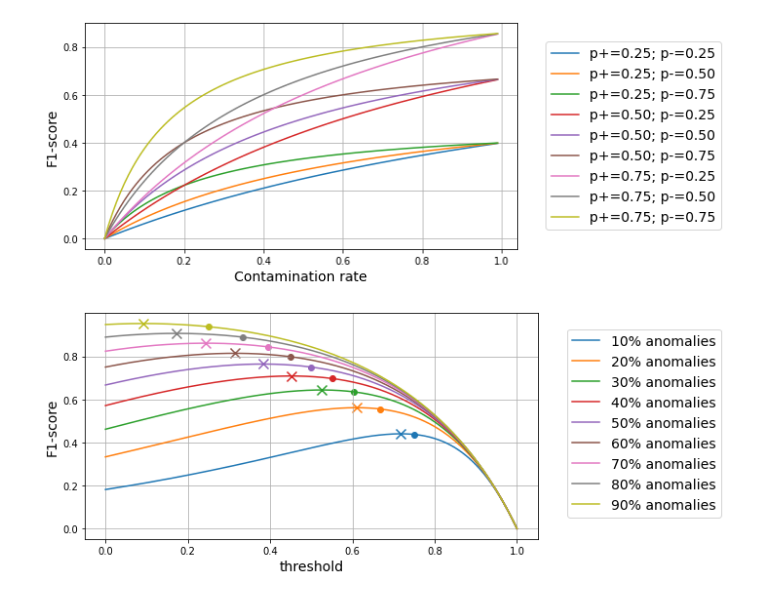
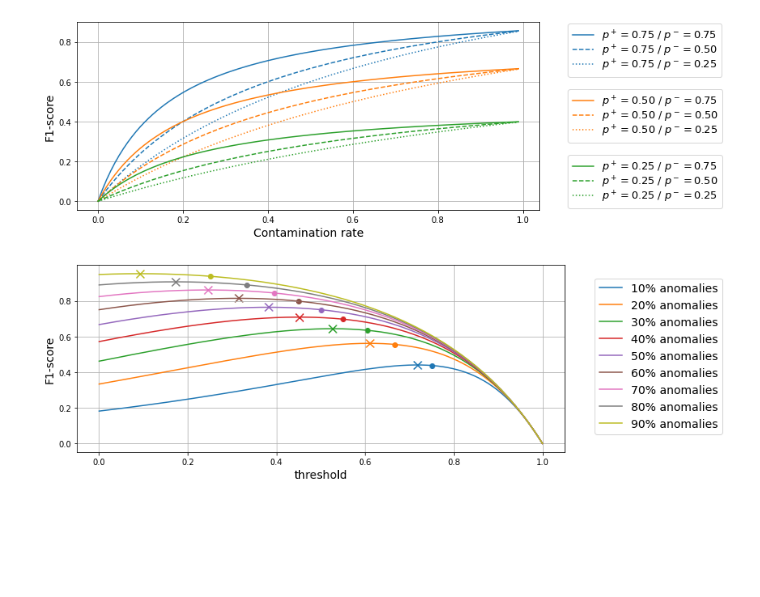
Before and after one commit to euranova/F1-Score-is-Biased, a Jupyter notebook: Theoritical F1-Score (Fig5&6).ipynb, the cells around one changed output. Drawn from its saved outputs; the diff is of its cells as text; code cells hidden in the pictures; blank space fills up the shorter version.

Commit message:
Improve figures

```diff
--- a/Theoritical F1-Score (Fig5&6).ipynb
+++ b/Theoritical F1-Score (Fig5&6).ipynb
@@ -4,30 +4,50 @@ import numpy as np
 from matplotlib import pyplot as plt
 # %%
 # Produces F1 curves for varying contamination rate (3*3 curves)
-plt.figure(figsize=[10,4])
-for aa in np.array(range(1, 4))/4:
-    for ac in np.array(range(1, 4))/4:
+plots = {}
+
+plt.figure(figsize=[12,4])
+for i_aa, aa in enumerate(np.array(range(3, 0, -1))/4):
+    for ac, line_type in zip(np.array(range(3, 0, -1))/4, ["-", "--", ":"]):
         C = 100
         A = C * np.array(range(100)) / (1 - np.array(range(100))/100) / 100
         prec = aa*A / (aa*A + (1-ac)*C)
         rec = aa
         F1 = 2*prec*rec / (prec+rec)
-#         plt.plot(A / (C + A), F1, label=f"$p^+=0.{int(aa*100)}$; $p^-=0.{int(ac*100)}$")
-        plt.plot(A / (C + A), F1, label=f"p+=0.{int(aa*100)}; p-=0.{int(ac*100)}")
+
+        p_plus = f"$p^+=0.{int(aa*100)}$"
+        p_minus = f"$p^-=0.{int(ac*100)}$"
+
+        if p_plus not in plots:
+            plots[p_plus] = []
+            label = f"{p_plus} / {p_minus}"
+        else:
+            label = f"{p_plus} / {p_minus}"
+
+        p, = plt.plot(A / (C + A), F1, f"C{i_aa}{line_type}", label=label)
+        plots[p_plus].append(p)
 
 plt.xlabel("Contamination rate", fontsize=14)
 plt.ylabel('F1-score', fontsize=14)
-plt.legend(bbox_to_anchor=(1.05, 0.95), loc='upper left', fontsize=14)
+
+loc = 1.02
+prev_leg = None
+for key, values in plots.items():
+    if prev_leg is not None:
+        plt.gca().add_artist(prev_leg)
+    prev_leg = plt.legend(handles=values, bbox_to_anchor=(1.05, loc), loc='upper left', fontsize=13, labelspacing=0)
+    loc -= 0.35
+
+plt.grid()
 plt.tight_layout()
-plt.grid()
 plt.savefig(f"./results/F1score_over_A.pdf", format="pdf", dpi=512)
 plt.show()
 # %% [output]
-[figure, old version]
+[figure, new version]
 # %%
 # Produces F1 score curve for a toy example Pa(s) = 2s and pc(s) = 2-2s
 prec = 10000
-plt.figure(figsize=[10,4])
+plt.figure(figsize=[12,4])
 for i in range(2, 20, 2):
     A = 5*i
     C = 100 - A
@@ -42,6 +62,7 @@ for i in range(2, 20, 2):
     plt.scatter([fpfn_threshold], [f1(fpfn_threshold)], c=line.get_color())
     plt.scatter([optimal_threshold], [f1(optimal_threshold)], marker='x', c=line.get_color(), s=100)
 
+# plt.legend(loc='upper right', fontsize=14)
 plt.legend(bbox_to_anchor=(1.05, 0.96), loc='upper left', fontsize=14)
 plt.xlabel("threshold", fontsize=14)
 plt.ylabel("F1-score", fontsize=14)
@@ -50,4 +71,4 @@ plt.tight_layout()
 plt.savefig(f"./results/F1score_over_threshold.pdf", format="pdf", dpi=512)
 plt.show()
 # %% [output]
-[figure, old version]
+[figure, new version]
```
Also changed, not shown: 9 other files.
